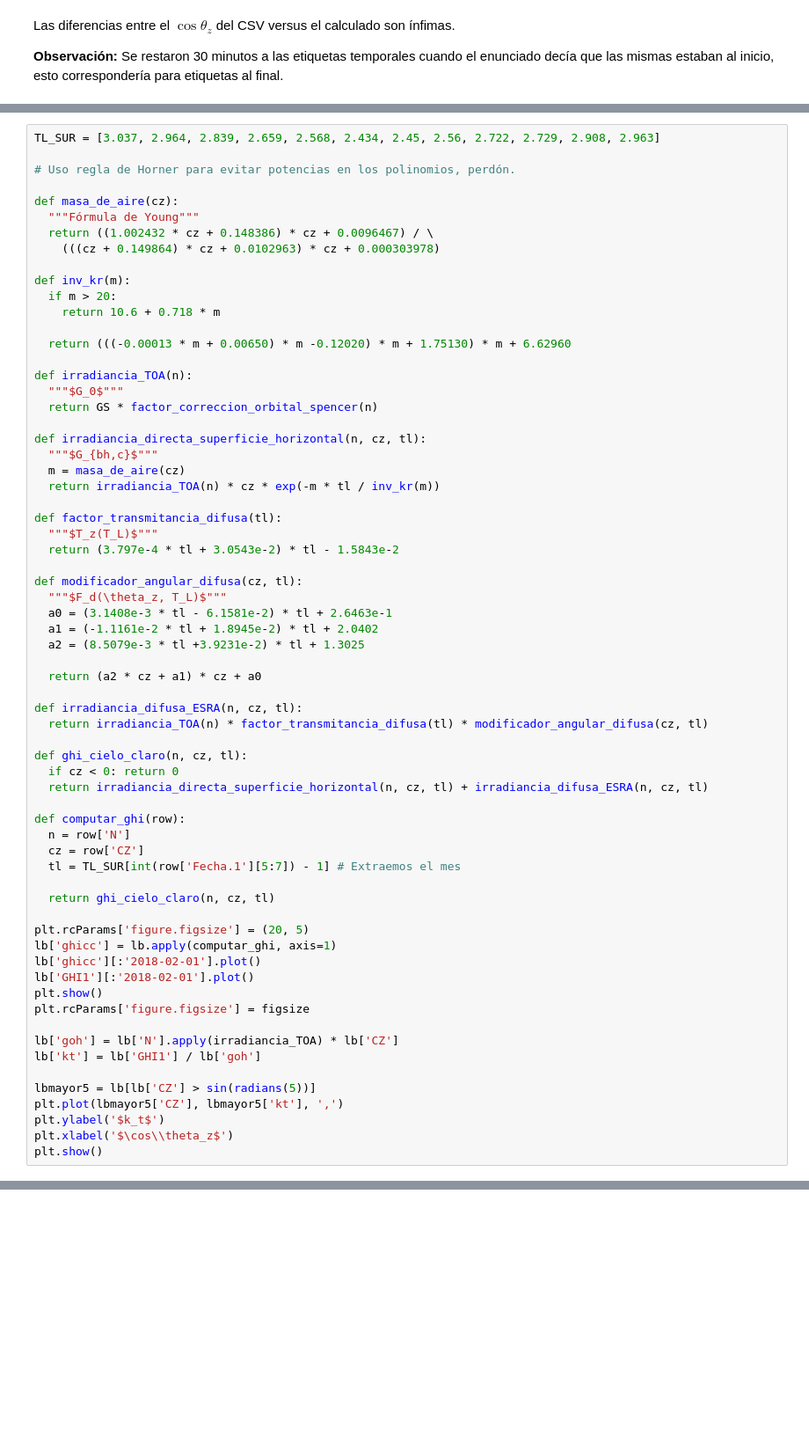
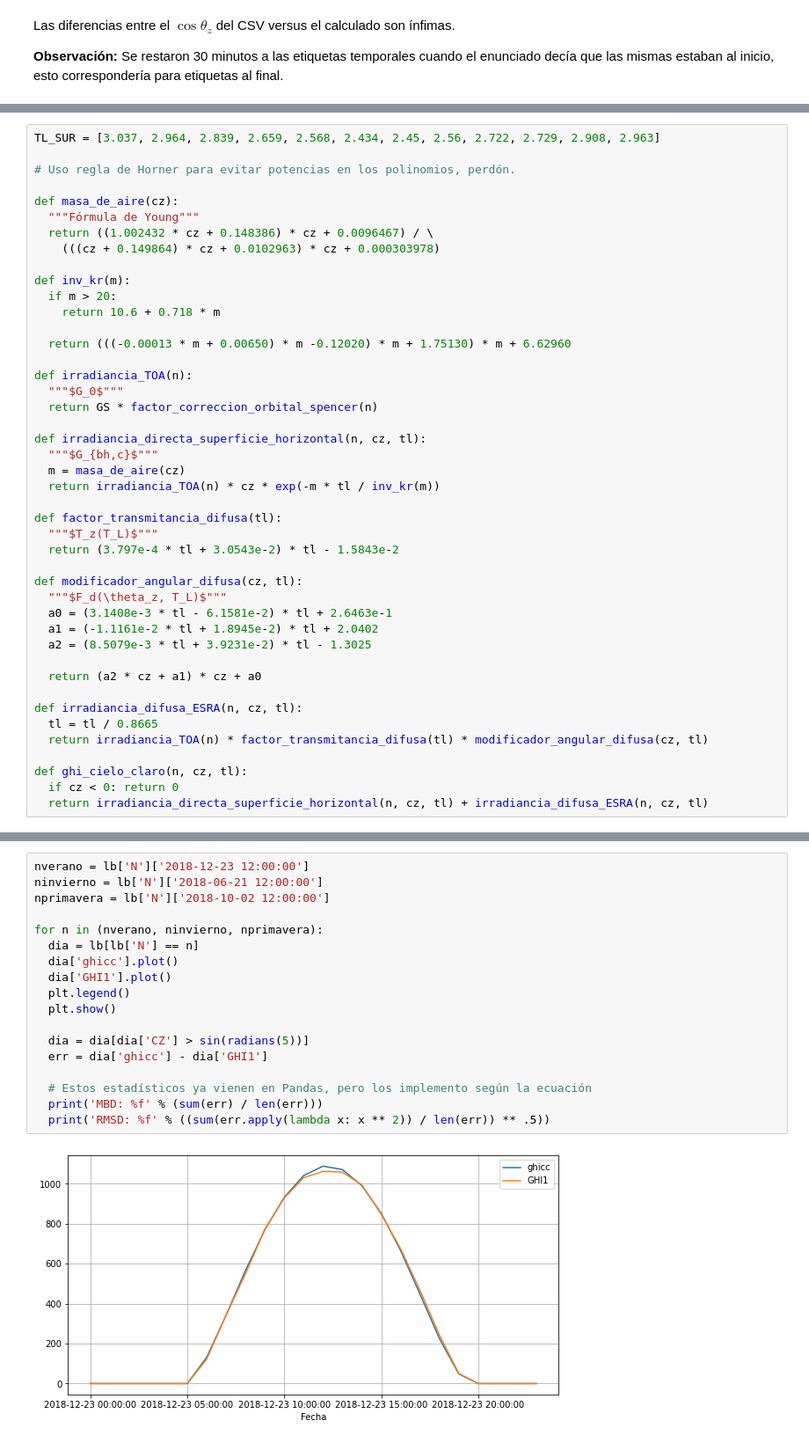
Before and after one commit to santisis/frs22, a Jupyter notebook: practico1.ipynb, the cells around one changed output, grey strips where cells are left out. Shown at 88% size. Saved outputs shown, nothing was run; the diff lists cells and outputs as text; blank space fills up the shorter version.

```diff
--- a/practico1.ipynb
+++ b/practico1.ipynb
@@ -503,36 +506,14 @@ def modificador_angular_difusa(cz, tl):
   """$F_d(\theta_z, T_L)$"""
   a0 = (3.1408e-3 * tl - 6.1581e-2) * tl + 2.6463e-1
   a1 = (-1.1161e-2 * tl + 1.8945e-2) * tl + 2.0402
-  a2 = (8.5079e-3 * tl +3.9231e-2) * tl + 1.3025
+  a2 = (8.5079e-3 * tl + 3.9231e-2) * tl - 1.3025
 
   return (a2 * cz + a1) * cz + a0
 
 def irradiancia_difusa_ESRA(n, cz, tl):
+  tl = tl / 0.8665
   return irradiancia_TOA(n) * factor_transmitancia_difusa(tl) * modificador_angular_difusa(cz, tl)
 
 def ghi_cielo_claro(n, cz, tl):
   if cz < 0: return 0
   return irradiancia_directa_superficie_horizontal(n, cz, tl) + irradiancia_difusa_ESRA(n, cz, tl)
-
-def computar_ghi(row):
-  n = row['N']
-  cz = row['CZ']
-  tl = TL_SUR[int(row['Fecha.1'][5:7]) - 1] # Extraemos el mes
-
-  return ghi_cielo_claro(n, cz, tl)
-
-plt.rcParams['figure.figsize'] = (20, 5)
-lb['ghicc'] = lb.apply(computar_ghi, axis=1)
-lb['ghicc'][:'2018-02-01'].plot()
-lb['GHI1'][:'2018-02-01'].plot()
-plt.show()
-plt.rcParams['figure.figsize'] = figsize
-
-lb['goh'] = lb['N'].apply(irradiancia_TOA) * lb['CZ']
-lb['kt'] = lb['GHI1'] / lb['goh']
-
-lbmayor5 = lb[lb['CZ'] > sin(radians(5))]
-plt.plot(lbmayor5['CZ'], lbmayor5['kt'], ',')
-plt.ylabel('$k_t$')
-plt.xlabel('$\cos\\theta_z$')
-plt.show()
@@ -551,0 +594,20 @@ plt.plot(zs, [masa_de_aire(cos(radians(z))) for z in zs])
+# %%
+nverano = lb['N']['2018-12-23 12:00:00']
+ninvierno = lb['N']['2018-06-21 12:00:00']
+nprimavera = lb['N']['2018-10-02 12:00:00']
+
+for n in (nverano, ninvierno, nprimavera):
+  dia = lb[lb['N'] == n]
+  dia['ghicc'].plot()
+  dia['GHI1'].plot()
+  plt.legend()
+  plt.show()
+
+  dia = dia[dia['CZ'] > sin(radians(5))]
+  err = dia['ghicc'] - dia['GHI1']
+
+  # Estos estadísticos ya vienen en Pandas, pero los implemento según la ecuación
+  print('MBD: %f' % (sum(err) / len(err)))
+  print('RMSD: %f' % ((sum(err.apply(lambda x: x ** 2)) / len(err)) ** .5))
+# %% [output]
+[figure, added]
```
Also changed, not shown: parts of 16 cells of this notebook.
